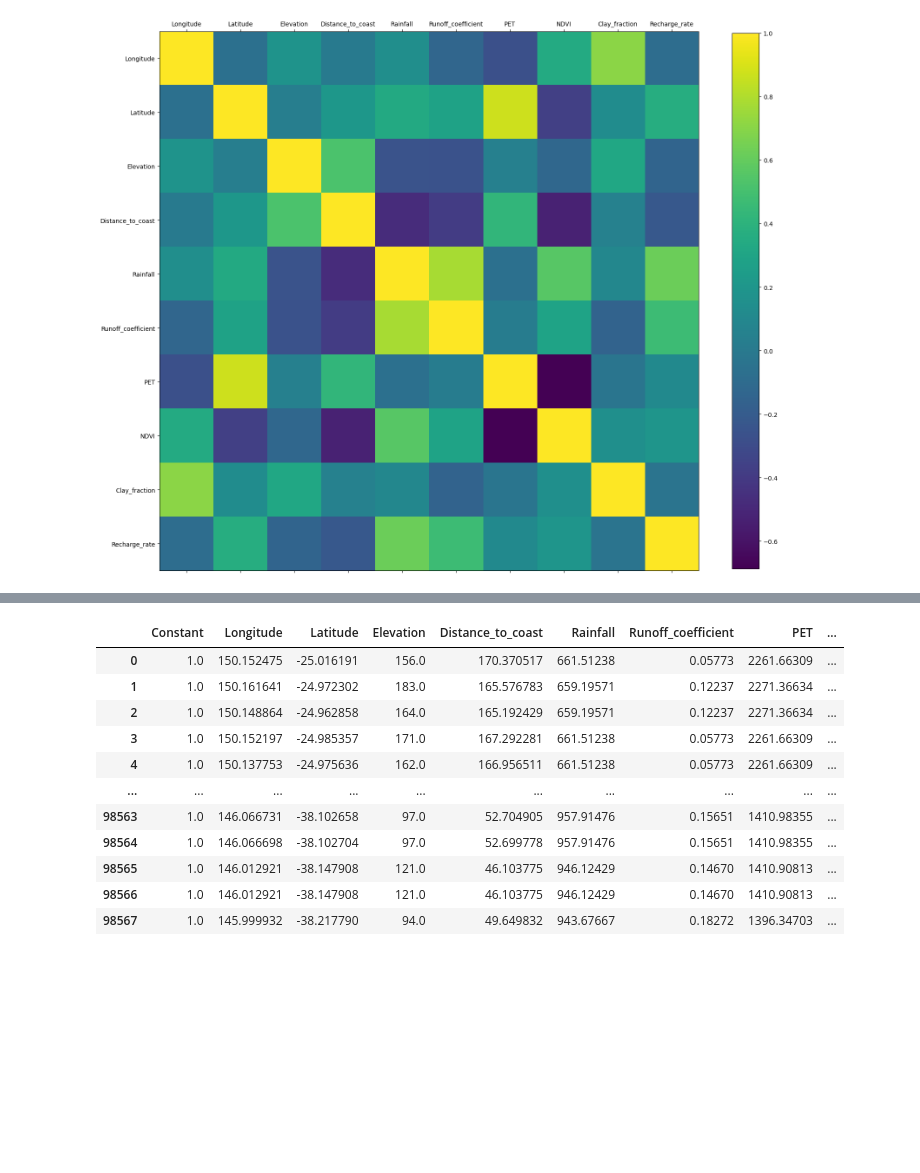
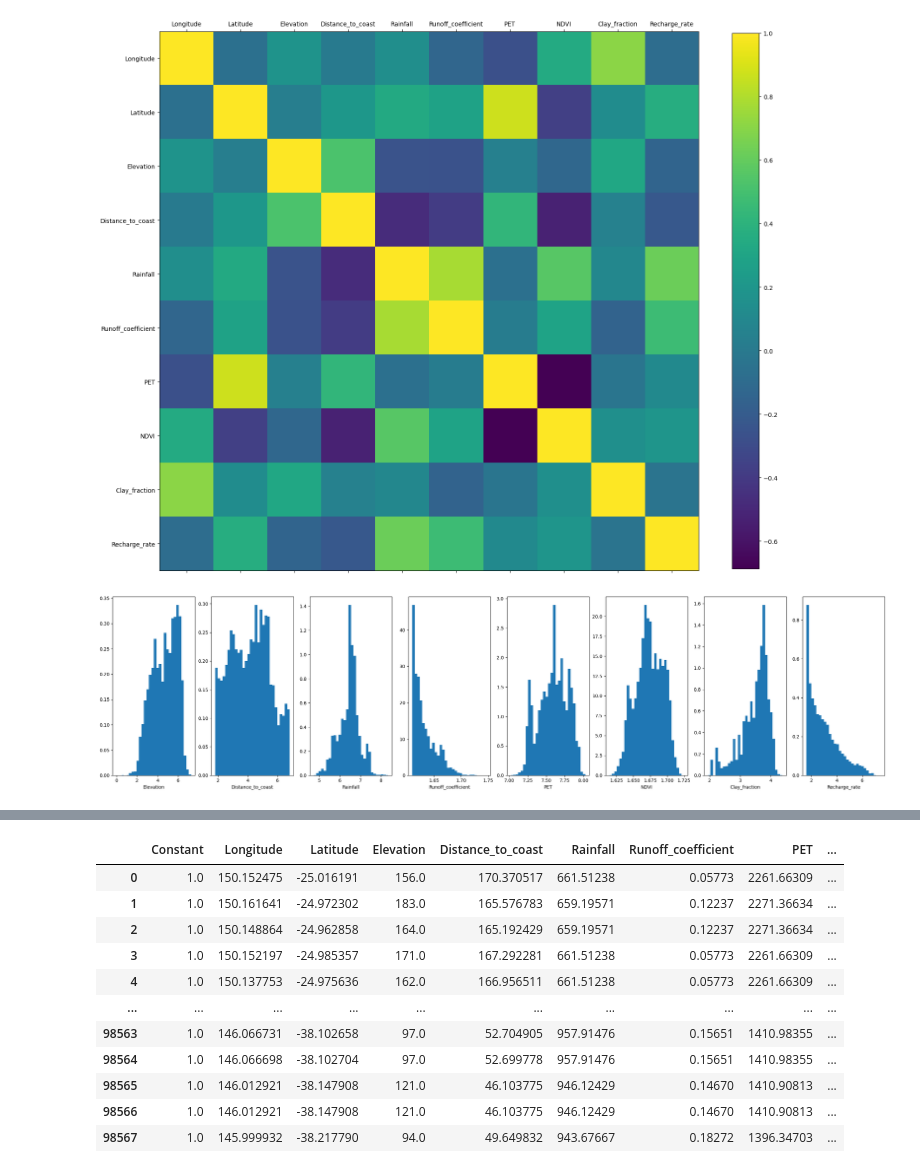
Before and after one commit to Matei-Stoica-Uni/Capstone-Case-Study---Australia, a Jupyter notebook: AUS_gw_recharge_capstonecasestudy.ipynb, the cells around one changed output, grey strips where cells are left out. Saved outputs shown, nothing was run; the diff lists cells and outputs as text; code cells hidden in the pictures; blank space fills up the shorter version.

Commit message:
Added xorrelation exploration graphs

```diff
--- a/AUS_gw_recharge_capstonecasestudy.ipynb
+++ b/AUS_gw_recharge_capstonecasestudy.ipynb
@@ -14,7 +14,7 @@ import statsmodels.api as sm
 # %%
 #Importing the data into DataFrames
 boredata= pd.read_csv("https://github.com/Matei-Stoica-Uni/Capstone-Case-Study---Australia/blob/main/Data/recharge-australia_data-bores.csv?raw=true")
-griddata= pd.read_csv("https://github.com/Matei-Stoica-Uni/Capstone-Case-Study---Australia/blob/main/Data/recharge-australia_data-gridded.csv?raw=true")
+griddata= pd.read_csv("https://github.com/Matei-Stoica-Uni/Capstone-Case-Study---Australia/blob/main/Data/recharge-australia_data-gridded-updated-soils.csv?raw=true")
 # %%
 boredata.info()
 # %% [output]
@@ -260,3 +261,15 @@ ax.set_yticklabels(boredata_nostr.columns)
  Text(0, 8, 'Clay_fraction'),
  Text(0, 9, 'Recharge_rate')]
 [figure]
+# %%
+boredata_vars = boredata.drop(['Bore_ID', 'State', 'Seasonal_rainfall_zone', 'Soil_class','Longitude', 'Latitude'], axis=1)
+# %%
+columns= boredata_vars.columns
+# %%
+fig, ax = plt.subplots(ncols=8, figsize=(30,7))
+for i in range(len(columns)):
+    ax[i].hist(
+        np.log(boredata_vars[columns[i]]+5),density=True, bins=30)
+    ax[i].set_xlabel(columns[i])
+# %% [output]
+[figure, added]
```
Also changed, not shown: parts of 6 cells of this notebook.
